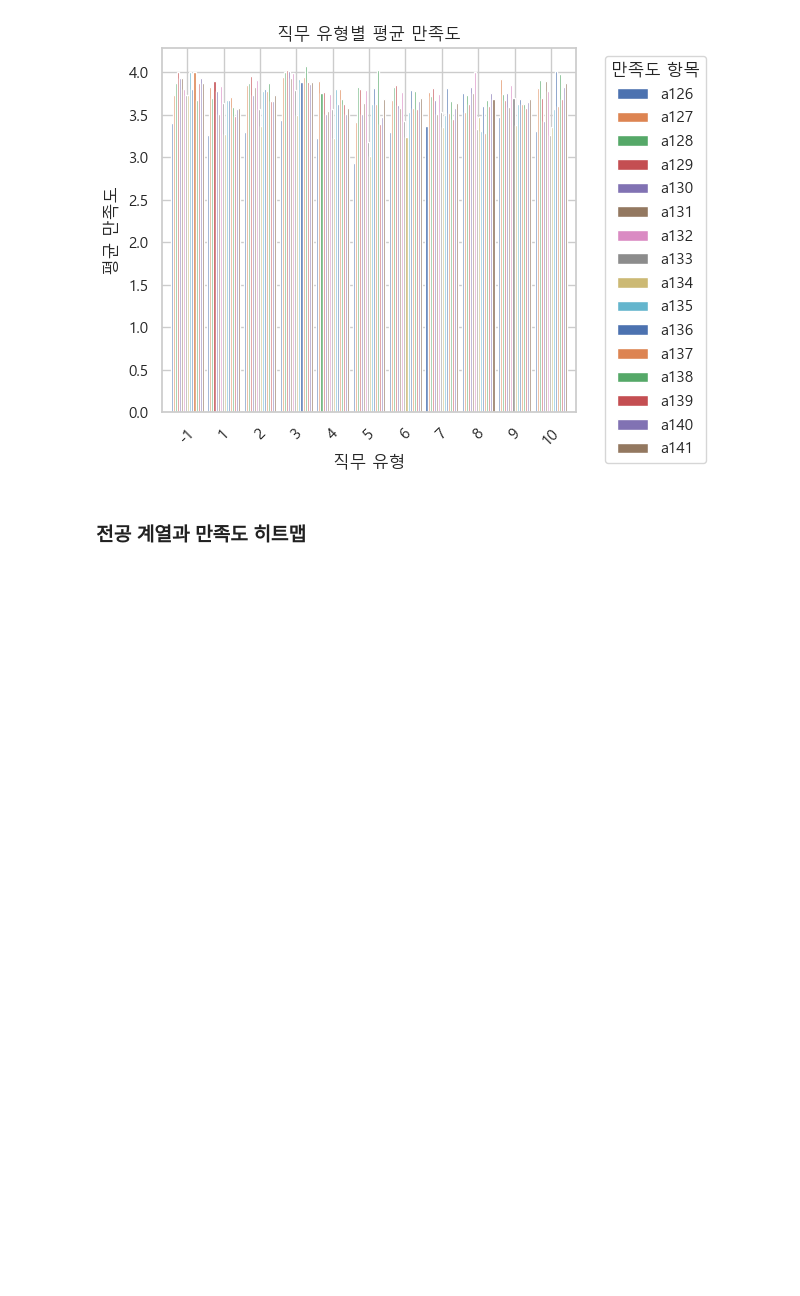
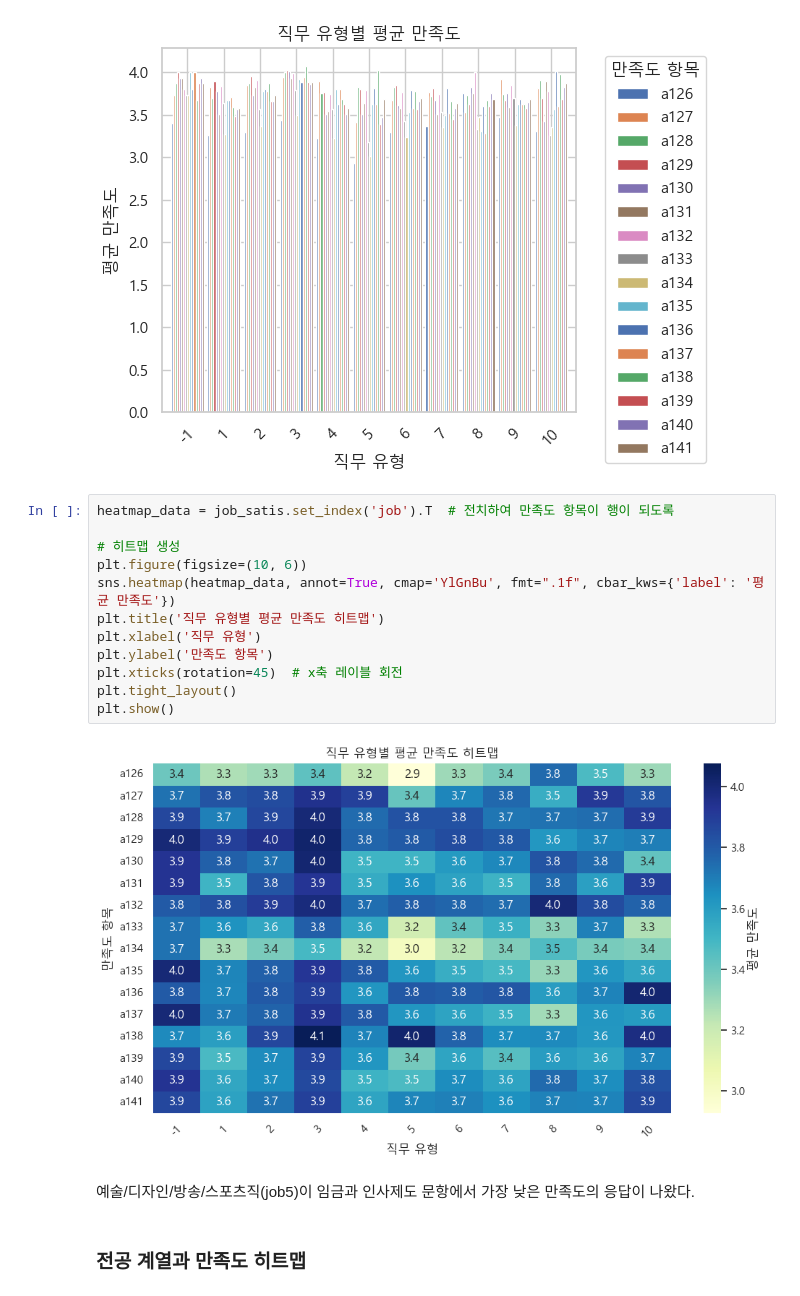
Before and after one commit to YoonMay26/python, a Jupyter notebook: 공공데이터_analysis_yoon.ipynb, the cells around one changed output. Saved outputs shown, nothing was run; the diff lists cells and outputs as text; blank space fills up the shorter version.

```diff
--- a/공공데이터_analysis_yoon.ipynb
+++ b/공공데이터_analysis_yoon.ipynb
@@ -590,6 +622,22 @@ plt.show()
 # %% [output]
 <Figure size 1400x800 with 0 Axes>
 [figure]
+# %%
+heatmap_data = job_satis.set_index('job').T  # 전치하여 만족도 항목이 행이 되도록
+
+# 히트맵 생성
+plt.figure(figsize=(10, 6))
+sns.heatmap(heatmap_data, annot=True, cmap='YlGnBu', fmt=".1f", cbar_kws={'label': '평균 만족도'})
+plt.title('직무 유형별 평균 만족도 히트맵')
+plt.xlabel('직무 유형')
+plt.ylabel('만족도 항목')
+plt.xticks(rotation=45)  # x축 레이블 회전
+plt.tight_layout()
+plt.show()
+# %% [output]
+[figure, added]
+# %% [markdown]
+예술/디자인/방송/스포츠직(job5)이 임금과 인사제도 문항에서 가장 낮은 만족도의 응답이 나왔다.
 # %% [markdown]
 ### 전공 계열과 만족도 히트맵
 # %%
```
Also changed, not shown: parts of 4 cells of this notebook.
